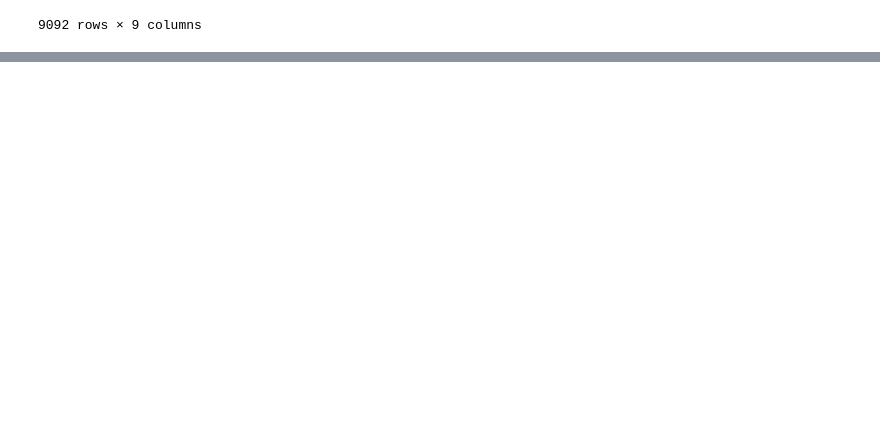
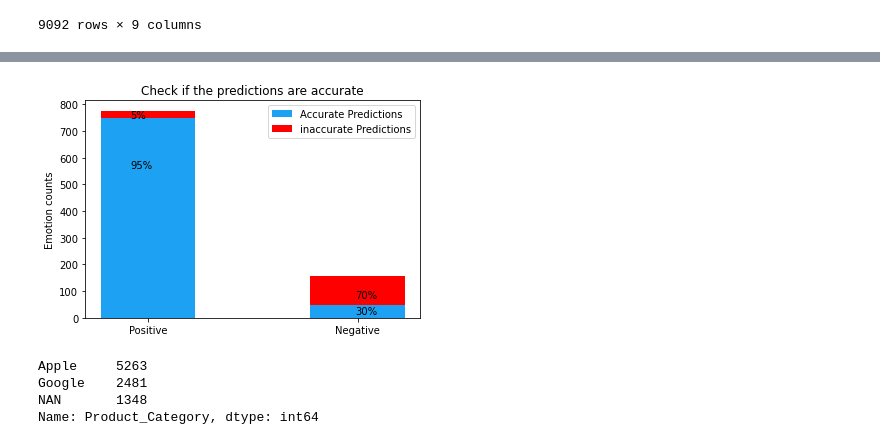
Before and after one commit to RaulCTorres/Twitter_NLP_analysis, a Jupyter notebook: Scratch_code/Terry_book_12_7.ipynb, the cells around one changed output, grey strips where cells are left out. Drawn from its saved outputs; the diff is of its cells as text; code cells hidden in the pictures; blank space fills up the shorter version.

```diff
--- a/Scratch_code/Terry_book_12_7.ipynb
+++ b/Scratch_code/Terry_book_12_7.ipynb
@@ -654,0 +1032,33 @@ IndexError: tuple index out of range
+# %%
+labels = ['Positive', 'Negative']
+funct = [ 748, 48]
+non_funct = [28, 109]
+width = 0.45
+
+fig, ax = plt.subplots()
+
+ax.bar(labels, funct, width, label='Accurate Predictions', color='#1DA1F2')
+ax.bar(labels, non_funct, width, bottom=funct,
+       label='inaccurate Predictions', color='red')
+
+ax.annotate('95%',xy=(45, 150), xycoords='axes pixels', fontsize=10)
+ax.annotate('5%',xy=(45, 200), xycoords='axes pixels', fontsize=10)
+ax.annotate('70%',xy=(270, 20), xycoords='axes pixels', fontsize=10)
+ax.annotate('30%',xy=(270, 4), xycoords='axes pixels', fontsize=10)
+
+ax.set_ylabel('Emotion counts')
+ax.set_title('Check if the predictions are accurate')
+ax.legend()
+
+
+
+plt.show();
+# %% [output]
+[figure, added]
+# %%
+df['Product_Category'].value_counts()
+# %% [output]
+Apple     5263
+Google    2481
+NAN       1348
+Name: Product_Category, dtype: int64
```
Also changed, not shown: parts of 79 cells of this notebook, 4 other files.
